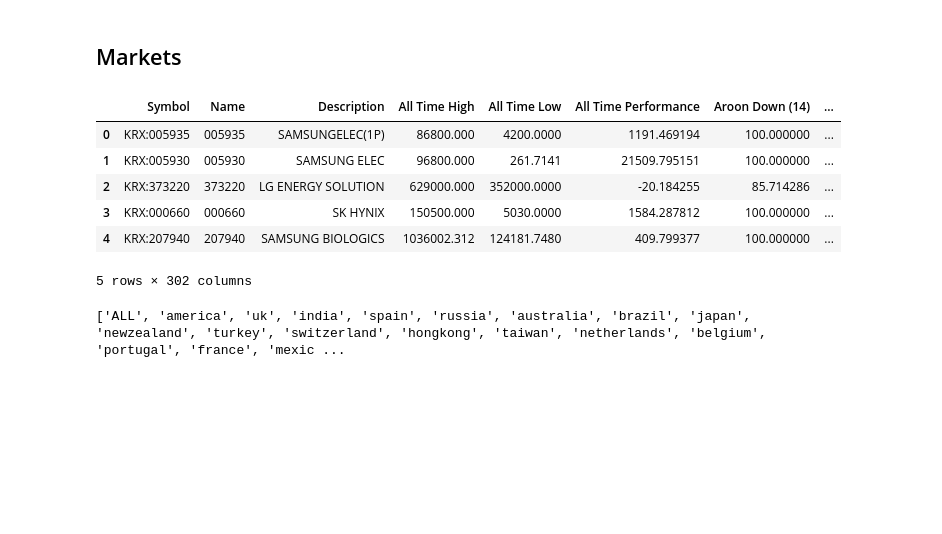
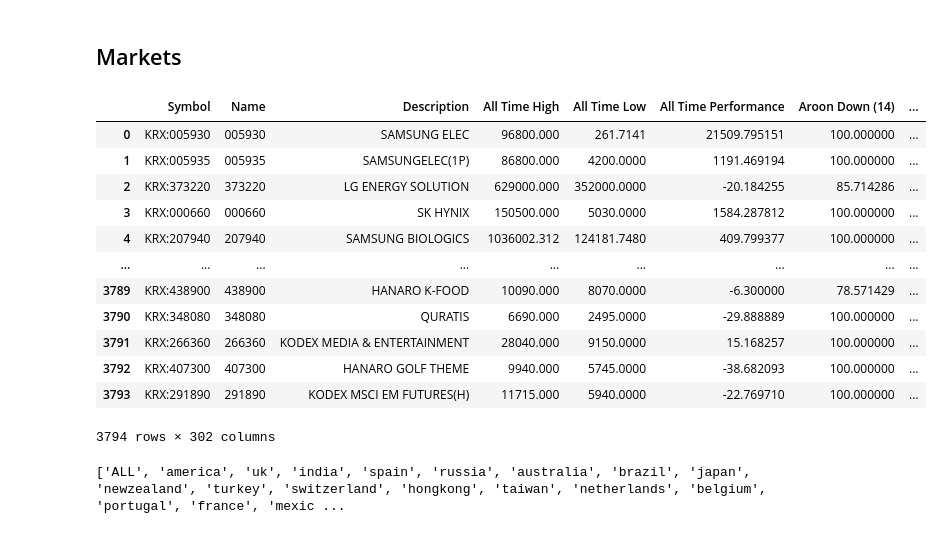
Before and after one commit to houseofai/tvscreener, a Jupyter notebook: notebooks/example.ipynb, the cells around one changed output. Cells and saved outputs as stored; diff of their text form; code cells hidden in the pictures; blank space fills up the shorter version.

```diff
--- a/notebooks/example.ipynb
+++ b/notebooks/example.ipynb
@@ -95,20 +96,25 @@ df.head()
 # %% [markdown]
 ## Markets
 # %%
-from tvscreener import Market
-
 ss = tvs.StockScreener()
 ss.set_markets(Market.KOREA)
+ss.set_range(0, 10000)
 df = ss.get()
-df.head()
+df
 # %% [output]
 |  | Symbol | Name | Description | All Time High | All Time Low | All Time Performance | Aroon Down (14) | ... |
-| 0 | KRX:005935 | 005935 | SAMSUNGELEC(1P) | 86800.000 | 4200.0000 | 1191.469194 | 100.000000 | ... |
-| 1 | KRX:005930 | 005930 | SAMSUNG ELEC | 96800.000 | 261.7141 | 21509.795151 | 100.000000 | ... |
+| 0 | KRX:005930 | 005930 | SAMSUNG ELEC | 96800.000 | 261.7141 | 21509.795151 | 100.000000 | ... |
+| 1 | KRX:005935 | 005935 | SAMSUNGELEC(1P) | 86800.000 | 4200.0000 | 1191.469194 | 100.000000 | ... |
 | 2 | KRX:373220 | 373220 | LG ENERGY SOLUTION | 629000.000 | 352000.0000 | -20.184255 | 85.714286 | ... |
 | 3 | KRX:000660 | 000660 | SK HYNIX | 150500.000 | 5030.0000 | 1584.287812 | 100.000000 | ... |
 | 4 | KRX:207940 | 207940 | SAMSUNG BIOLOGICS | 1036002.312 | 124181.7480 | 409.799377 | 100.000000 | ... |
+| ... | ... | ... | ... | ... | ... | ... | ... | ... |
+| 3789 | KRX:438900 | 438900 | HANARO K-FOOD | 10090.000 | 8070.0000 | -6.300000 | 78.571429 | ... |
+| 3790 | KRX:348080 | 348080 | QURATIS | 6690.000 | 2495.0000 | -29.888889 | 100.000000 | ... |
+| 3791 | KRX:266360 | 266360 | KODEX MEDIA & ENTERTAINMENT | 28040.000 | 9150.0000 | 15.168257 | 100.000000 | ... |
+| 3792 | KRX:407300 | 407300 | HANARO GOLF THEME | 9940.000 | 5745.0000 | -38.682093 | 100.000000 | ... |
+| 3793 | KRX:291890 | 291890 | KODEX MSCI EM FUTURES(H) | 11715.000 | 5940.0000 | -22.769710 | 100.000000 | ... |
-5 rows × 302 columns
+3794 rows × 302 columns
 # %%
 # List the available stock markets
 print(Market.values())
```
Also changed, not shown: parts of 1 cell of this notebook, 1 other file.
